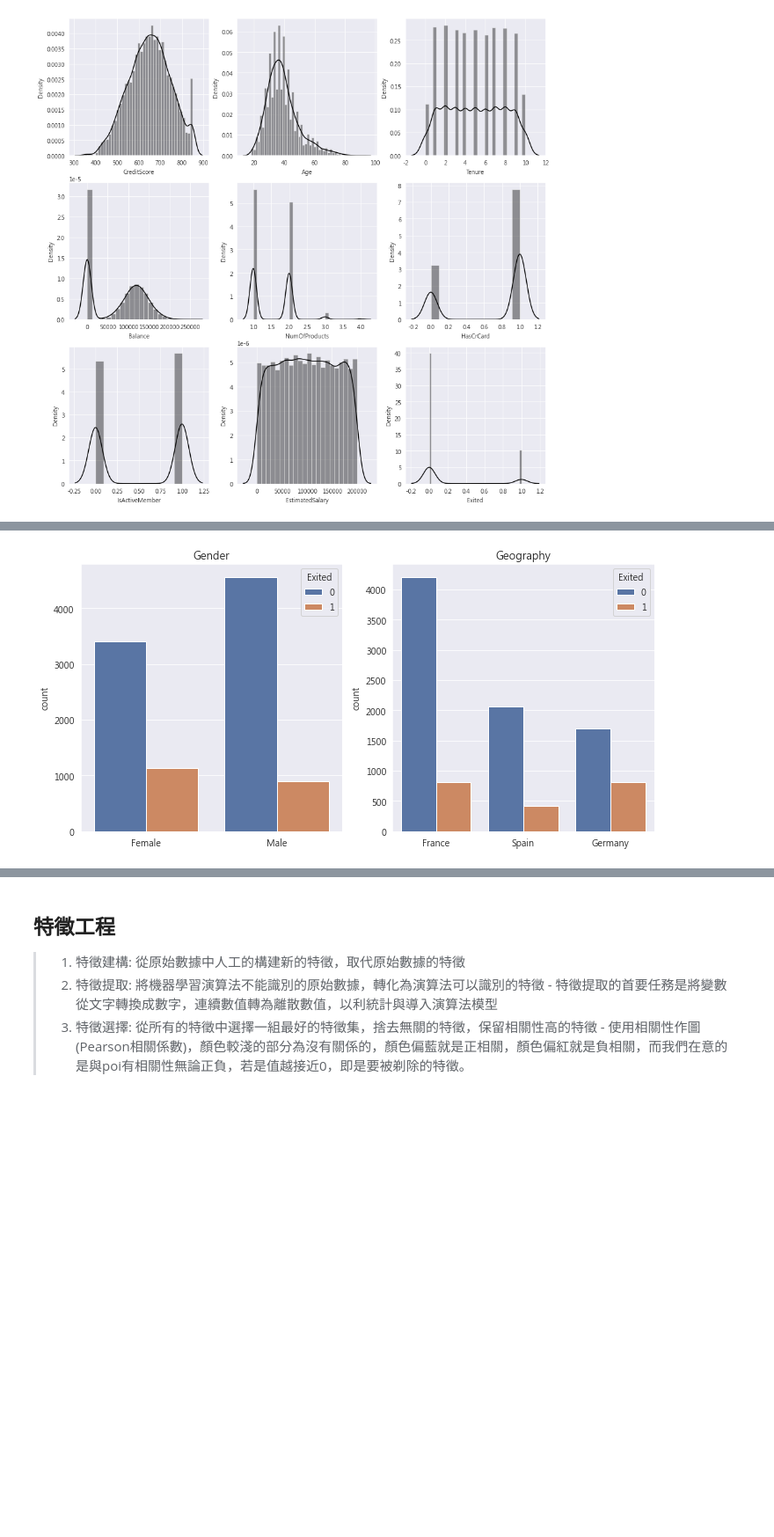
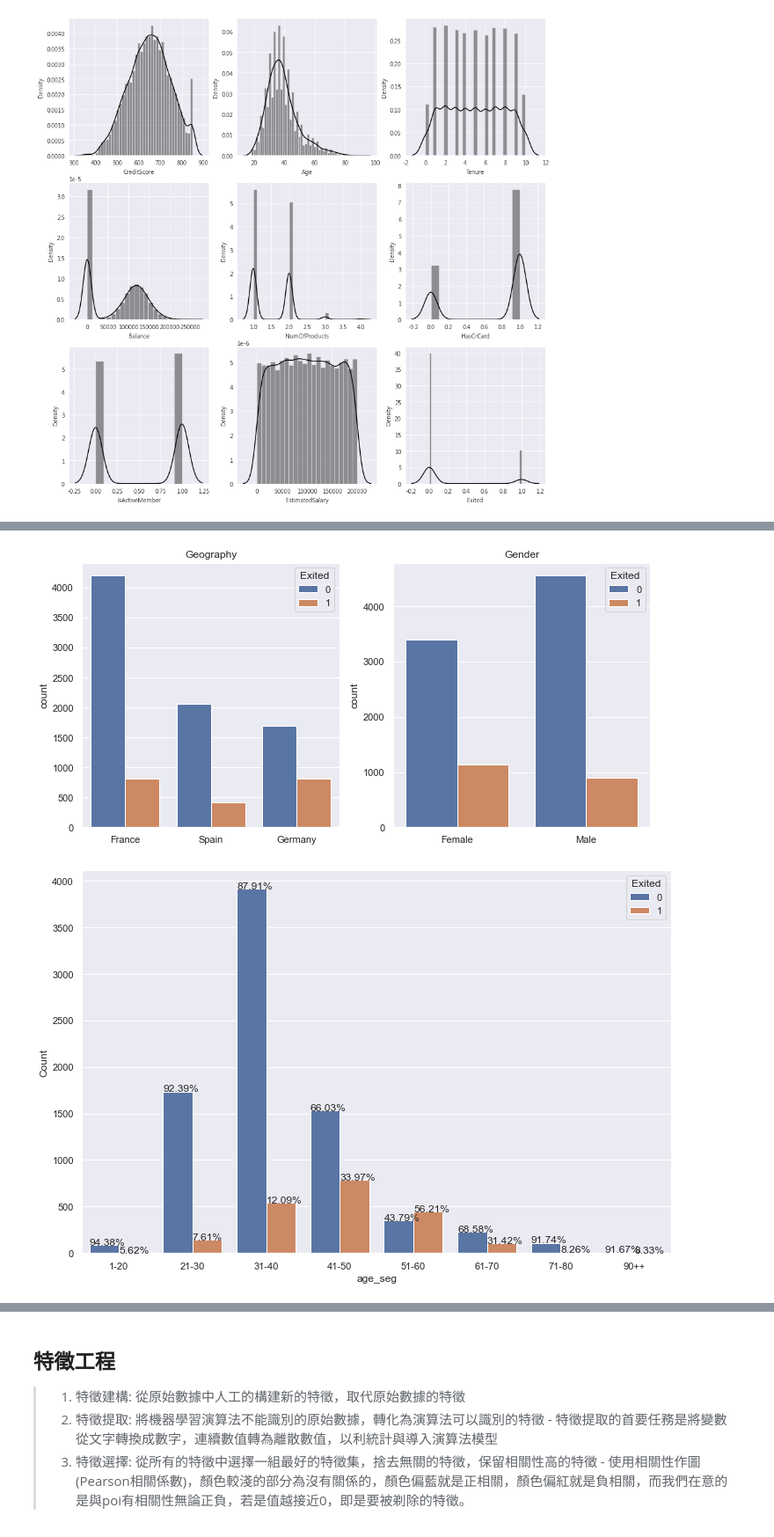
Before and after one commit to ALINYIWEN/Kaggle-Competitions, a Jupyter notebook: Bank Churn Predict.ipynb, the cells around one changed output, grey strips where cells are left out. Shown at 88% size. Cells and saved outputs as stored; diff of their text form; code cells hidden in the pictures; blank space fills up the shorter version.

```diff
--- a/Bank Churn Predict.ipynb
+++ b/Bank Churn Predict.ipynb
@@ -195,14 +218,47 @@ plt.show()
 # %%
 # 觀察 Object 類型的特徵
 plt.figure(figsize=(10,5))
-for i, source in enumerate(['Gender','Geography']):
+for i, source in enumerate(['Geography','Gender',]):
     # 指定好子圖的位置
     plt.subplot(1, 2, i+1)
     sns.countplot(dataset[source], hue=dataset['Exited'], palette='deep').set(xlabel=None)
     plt.title(source)
 
     # 增加子圖間的間隙
-    plt.tight_layout(h_pad=10)
+    plt.tight_layout(h_pad=3)
 plt.show()
 # %% [output]
-[figure, old version]
+[figure, new version]
+# %%
+# 針對年紀特徵再做一次分析 : 明顯看出中年人各傾向於離開銀行!????
+df_age = dataset.copy()
+# 新增年紀區間特徵
+df_age['age_seg'] = np.where(dataset['Age'] <= 20, '1-20',
+                             np.where(dataset['Age'] <= 30, '21-30',
+                             np.where(dataset['Age'] <= 40, '31-40',
+                             np.where(dataset['Age'] <= 50, '41-50',
+                             np.where(dataset['Age'] <= 60, '51-60',
+                             np.where(dataset['Age'] <= 70, '61-70',
+                             np.where(dataset['Age'] <= 80, '71-80',
+                             '90++')))))))
+# 統計相對應的人數
+df_age = df_age.groupby(['age_seg', 'Exited']).agg({'Age' : 'count'}).reset_index()
+df_age.columns = ['age_seg','Exited','count']
+
+plt.figure(figsize=(12,8))
+sns.barplot(data = df_age, x = 'age_seg', y = 'count', hue = 'Exited', palette = 'deep')
+plt.ylabel('Count')
+
+# 建立百分比標籤
+df_age['total_user'] = df_age.groupby(['age_seg'])['count'].transform('sum')
+df_age['Percentage'] = round(df_age['count']/df_age['total_user']*100,2).astype(str)+'%'
+
+x_position = -0.4
+for i in range(df_age['Percentage'].count()):
+    plt.text(x = x_position , y = df_age['count'][i], s = df_age['Percentage'][i], fontsize = 12)
+    if i % 2 != 0:
+        x_position = x_position + 0.6
+    else:
+        x_position = x_position + 0.4
+# %% [output]
+[figure, added]
```
Also changed, not shown: parts of 28 cells of this notebook, 1 other file.
